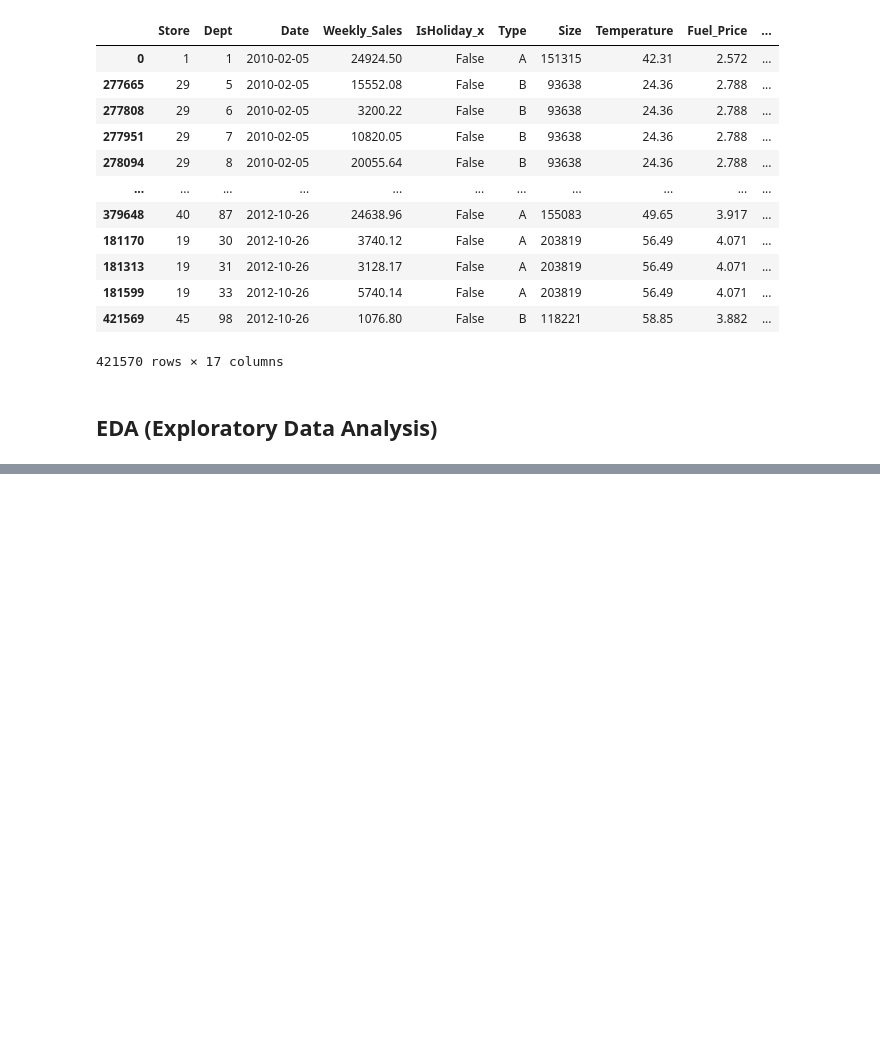
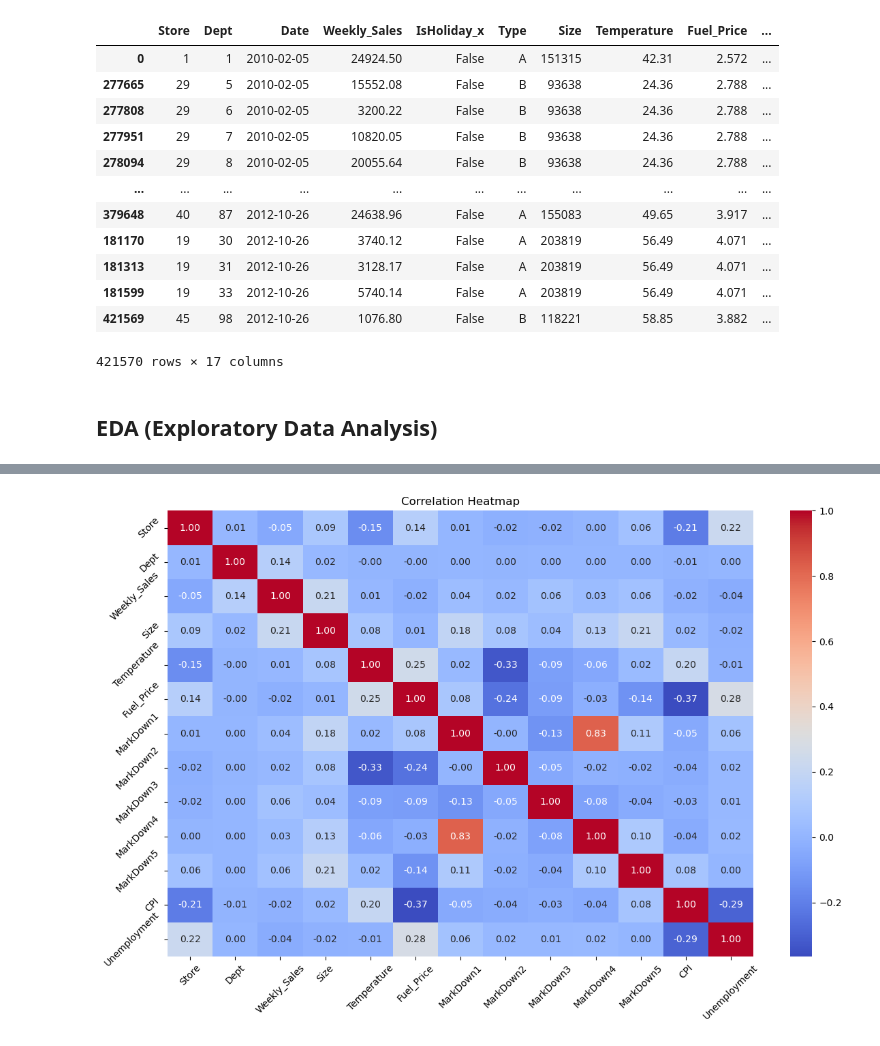
Before and after one commit to rai-Aman/walmart_sales_forecast, a Jupyter notebook: home.ipynb, the cells around one changed output, grey strips where cells are left out. Drawn from its saved outputs; the diff is of its cells as text; code cells hidden in the pictures; blank space fills up the shorter version.

```diff
--- a/home.ipynb
+++ b/home.ipynb
@@ -84,0 +101,15 @@ plt.show()
+# %%
+#Correlation heatmap
+numeric_columns = train_full_merged.select_dtypes(include=['int64', 'float64']).columns
+correlation = train_full_merged[numeric_columns].corr()
+
+# Create a heatmap (adjust the figure size based on number of features)
+plt.figure(figsize=(12, 8))
+sns.heatmap(correlation, annot=True, fmt='.2f', cmap='coolwarm')
+plt.title('Correlation Heatmap')
+plt.xticks(rotation=45)
+plt.yticks(rotation=45)
+plt.tight_layout()  # Adjust layout to prevent label cutoff
+plt.show()
+# %% [output]
+[figure, added]
```
Also changed, not shown: parts of 2 cells of this notebook.
